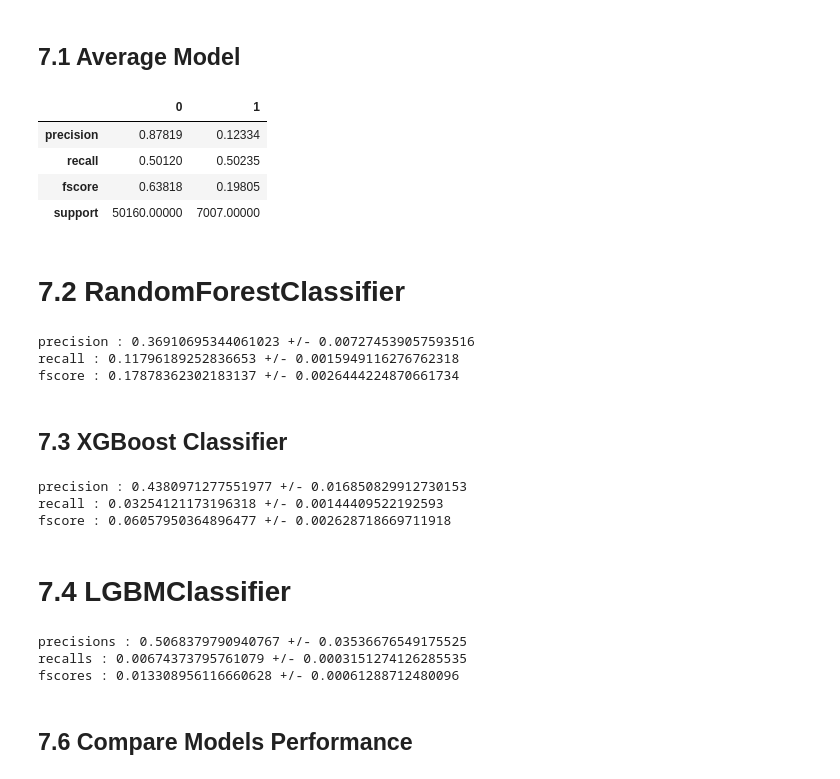
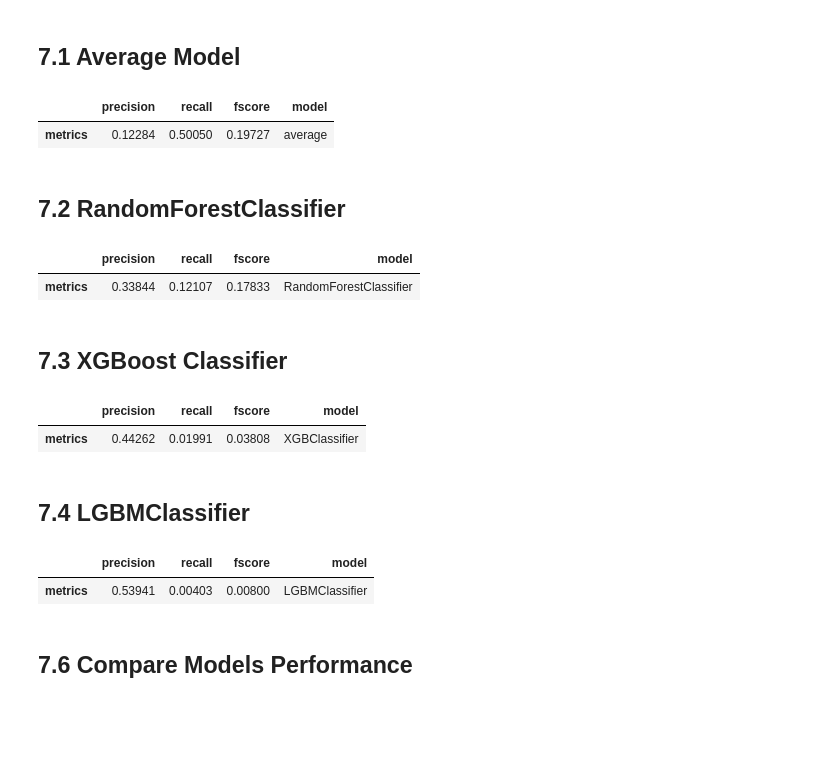
Before and after one commit to ViniciusKos/insurance_cross, a Jupyter notebook: insurance_cross_sell.ipynb, the cells around one changed output. Cells and saved outputs as stored; diff of their text form; code cells hidden in the pictures; blank space fills up the shorter version.

```diff
--- a/insurance_cross_sell.ipynb
+++ b/insurance_cross_sell.ipynb
@@ -831,23 +709,23 @@ Xval1=Xval.iloc[:,selector.get_support()]
 # %%
 pd.set_option('display.float_format', lambda x: '%.5f' % x)
 
 
 # prediction
 pred_random = np.random.choice([0,1],yval.shape[0])
 
 # performance
-baseline_result = precision_recall_fscore_support(yval,pred_random)
-pd.DataFrame(baseline_result,index=['precision','recall','fscore','support'])
+results_bs = precision_recall_fscore_support(yval,pred_random)
+results_bs=pd.DataFrame(results_bs,index=['precision','recall','fscore','support'])
+results_bs=results_bs.iloc[:-1,-1].to_frame('metrics').T
+results_bs['model']='average'
+results_bs
 # %% [output]
-|  | 0 | 1 |
-| precision | 0.87819 | 0.12334 |
-| recall | 0.50120 | 0.50235 |
-| fscore | 0.63818 | 0.19805 |
-| support | 50160.00000 | 7007.00000 |
+|  | precision | recall | fscore | model |
+| metrics | 0.12284 | 0.50050 | 0.19727 | average |
 # %% [markdown]
-# 7.2 RandomForestClassifier
+## 7.2 RandomForestClassifier
 # %%
-lr=RandomForestClassifier(n_estimators=100,random_state=42)
+rf=RandomForestClassifier(n_estimators=100,random_state=42)
 
 # Create StratifiedKFold object.
 skf = StratifiedKFold(n_splits=3, shuffle=True, random_state=1)
@@ -855,22 +733,23 @@ precisions = []
 recalls = []
 fscores = []
 
-for train_index, test_index in skf.split(Xtrain, ytrain):
-    x_train_fold, x_test_fold = Xtrain.loc[train_index,:], Xtrain.loc[test_index,:]
+for train_index, test_index in skf.split(Xtrain1, ytrain):
+    x_train_fold, x_test_fold = Xtrain1.loc[train_index,:], Xtrain1.loc[test_index,:]
     y_train_fold, y_test_fold = ytrain.loc[train_index], ytrain.loc[test_index]
-    lr.fit(x_train_fold, y_train_fold)
-    pred=lr.predict(x_test_fold)
+    rf.fit(x_train_fold, y_train_fold)
+    pred=rf.predict(x_test_fold)
     precisions.append(precision_score(y_test_fold,pred))
     recalls.append(recall_score(y_test_fold,pred))
     fscores.append(f1_score(y_test_fold,pred))
 
-
-for  k,i in {"precision":precisions,"recall":recalls,"fscore":fscores}.items():
-    print(k, ":", np.mean(i),"+/-", np.std(i))
+dic_results_rf={"precision":precisions,"recall":recalls,"fscore":fscores}
+results_rf=pd.DataFrame.from_dict(dic_results_rf)
+results_rf=results_rf.mean().to_frame(name='metrics').T
+results_rf['model']=rf.__class__.__name__
+results_rf
 # %% [output]
-precision : 0.36910695344061023 +/- 0.007274539057593516
-recall : 0.11796189252836653 +/- 0.0015949116276762318
-fscore : 0.17878362302183137 +/- 0.0026444224870661734
+|  | precision | recall | fscore | model |
+| metrics | 0.33844 | 0.12107 | 0.17833 | RandomForestClassifier |
 # %% [markdown]
 ## 7.3 XGBoost Classifier
 # %%
@@ -882,8 +761,8 @@ precisions = []
 recalls = []
 fscores = []
 
-for train_index, test_index in skf.split(Xtrain, ytrain):
-    x_train_fold, x_test_fold = Xtrain.loc[train_index,:], Xtrain.loc[test_index,:]
+for train_index, test_index in skf.split(Xtrain1, ytrain):
+    x_train_fold, x_test_fold = Xtrain1.loc[train_index,:], Xtrain1.loc[test_index,:]
     y_train_fold, y_test_fold = ytrain.loc[train_index], ytrain.loc[test_index]
     xb.fit(x_train_fold, y_train_fold)
     pred=xb.predict(x_test_fold)
@@ -892,14 +771,16 @@ for train_index, test_index in skf.split(Xtrain, ytrain):
     fscores.append(f1_score(y_test_fold,pred))
 
 
-for  k,i in {"precision":precisions,"recall":recalls,"fscore":fscores}.items():
-    print(k, ":", np.mean(i),"+/-", np.std(i))
+dic_results_xb={"precision":precisions,"recall":recalls,"fscore":fscores}
+results_xb=pd.DataFrame.from_dict(dic_results_xb)
+results_xb=results_xb.mean().to_frame(name='metrics').T
+results_xb['model']=xb.__class__.__name__
+results_xb
 # %% [output]
-precision : 0.4380971277551977 +/- 0.016850829912730153
-recall : 0.03254121173196318 +/- 0.00144409522192593
-fscore : 0.06057950364896477 +/- 0.002628718669711918
+|  | precision | recall | fscore | model |
+| metrics | 0.44262 | 0.01991 | 0.03808 | XGBClassifier |
 # %% [markdown]
-# 7.4 LGBMClassifier
+## 7.4 LGBMClassifier
 # %%
 lgbm = LGBMClassifier(n_estimators=100,random_state=42)
 
@@ -909,8 +790,8 @@ precisions = []
 recalls = []
 fscores = []
 
-for train_index, test_index in skf.split(Xtrain, ytrain):
-    x_train_fold, x_test_fold = Xtrain.loc[train_index,:], Xtrain.loc[test_index,:]
+for train_index, test_index in skf.split(Xtrain1, ytrain):
+    x_train_fold, x_test_fold = Xtrain1.loc[train_index,:], Xtrain1.loc[test_index,:]
     y_train_fold, y_test_fold = ytrain.loc[train_index], ytrain.loc[test_index]
     lgbm.fit(x_train_fold, y_train_fold)
     pred=lgbm.predict(x_test_fold)
@@ -918,12 +799,13 @@ for train_index, test_index in skf.split(Xtrain, ytrain):
     recalls.append(recall_score(y_test_fold,pred))
     fscores.append(f1_score(y_test_fold,pred))
 
-
-for  k,i in {"precisions":precisions,"recalls":recalls,"fscores":fscores}.items():
-    print(k, ":", np.mean(i),"+/-", np.std(i))
+dic_results_lgbm={"precision":precisions,"recall":recalls,"fscore":fscores}
+results_lgbm=pd.DataFrame.from_dict(dic_results_lgbm)
+results_lgbm=results_lgbm.mean().to_frame(name='metrics').T
+results_lgbm['model']=lgbm.__class__.__name__
+results_lgbm
 # %% [output]
-precisions : 0.5068379790940767 +/- 0.03536676549175525
-recalls : 0.00674373795761079 +/- 0.0003151274126285535
-fscores : 0.013308956116660628 +/- 0.00061288712480096
+|  | precision | recall | fscore | model |
+| metrics | 0.53941 | 0.00403 | 0.00800 | LGBMClassifier |
 # %% [markdown]
 ## 7.6 Compare Models Performance
```
Also changed, not shown: parts of 59 cells of this notebook.
